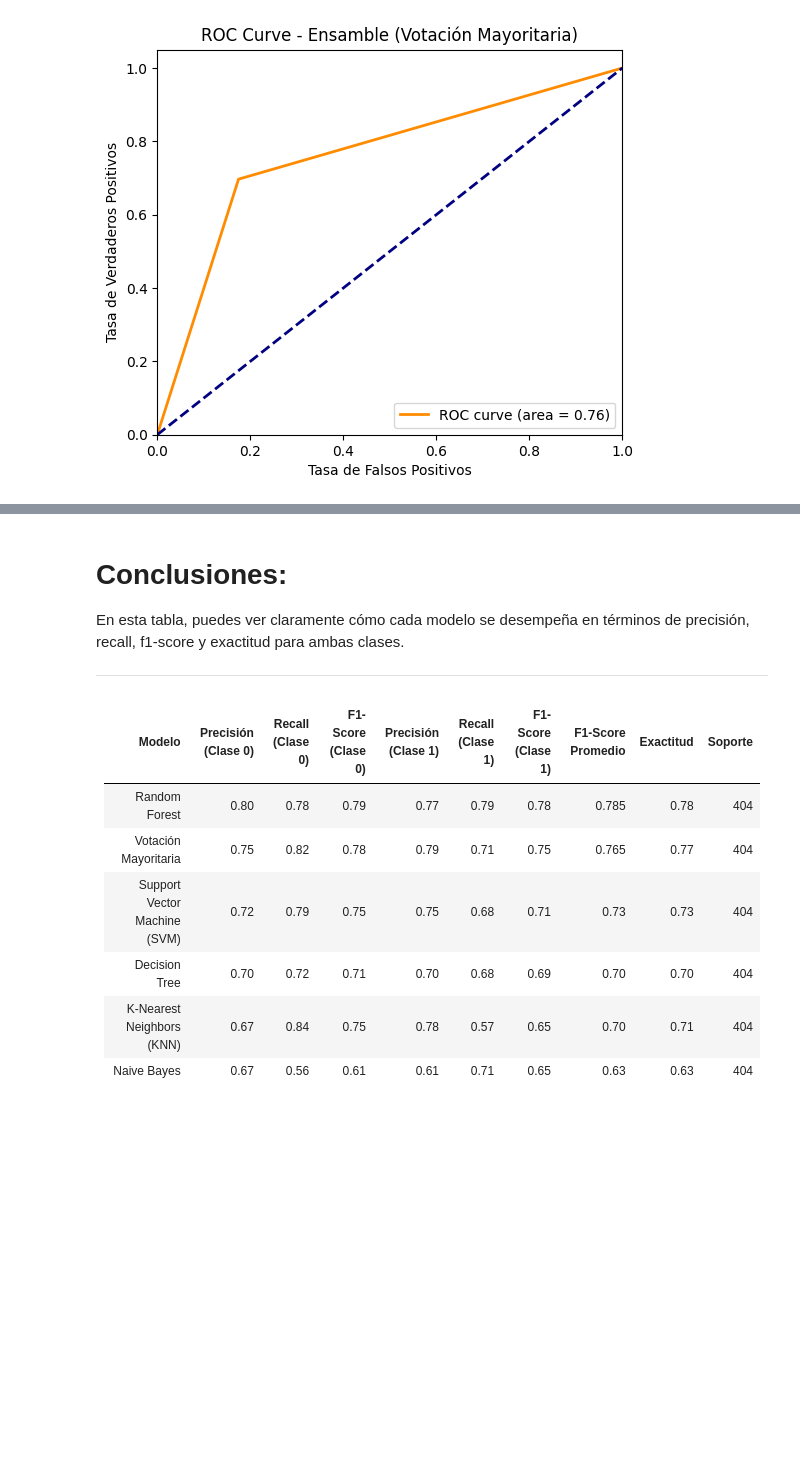
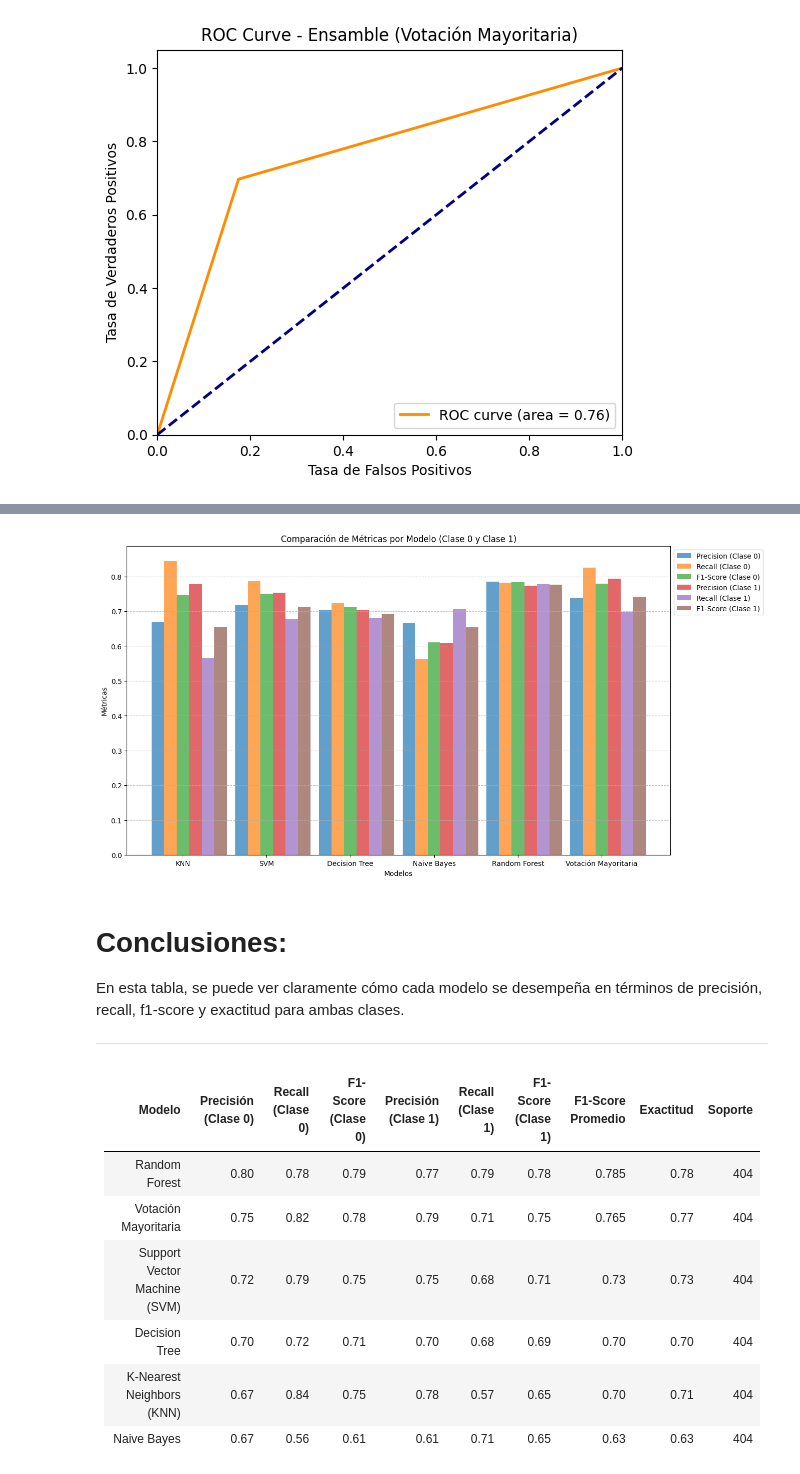
Before and after one commit to norgaston/laboratorio2-mlbd, a Jupyter notebook: Laboratorio_2.ipynb, the cells around one changed output, grey strips where cells are left out. Saved outputs shown, nothing was run; the diff lists cells and outputs as text; code cells hidden in the pictures; blank space fills up the shorter version.

```diff
--- a/Laboratorio_2.ipynb
+++ b/Laboratorio_2.ipynb
@@ -366,7 +299,64 @@ plt.show()
+# %%
+from sklearn.metrics import classification_report
+import matplotlib.pyplot as plt
+
+# Resultados de classification_report para cada modelo
+report_knn = classification_report(y_test, knn_predictions, output_dict=True)
+report_svm = classification_report(y_test, svm_predictions, output_dict=True)
+report_decision_tree = classification_report(y_test, decision_tree_predictions, output_dict=True)
+report_naive_bayes = classification_report(y_test, naive_bayes_predictions, output_dict=True)
+report_rf = classification_report(y_test, rf_predictions, output_dict=True)
+report_ensemble = classification_report(y_test, ensemble_predictions, output_dict=True)
+
+# Métricas y modelos
+metrics = ['precision', 'recall', 'f1-score']
+models = ['KNN', 'SVM', 'Decision Tree', 'Naive Bayes', 'Random Forest', 'Votación Mayoritaria']
+
+# Valores de métricas para ambas clases y modelos
+precision_values_class_0 = [report_knn['0']['precision'], report_svm['0']['precision'], report_decision_tree['0']['precision'], report_naive_bayes['0']['precision'], report_rf['0']['precision'], report_ensemble['0']['precision']]
+recall_values_class_0 = [report_knn['0']['recall'], report_svm['0']['recall'], report_decision_tree['0']['recall'], report_naive_bayes['0']['recall'], report_rf['0']['recall'], report_ensemble['0']['recall']]
+f1_score_values_class_0 = [report_knn['0']['f1-score'], report_svm['0']['f1-score'], report_decision_tree['0']['f1-score'], report_naive_bayes['0']['f1-score'], report_rf['0']['f1-score'], report_ensemble['0']['f1-score']]
+
+precision_values_class_1 = [report_knn['1']['precision'], report_svm['1']['precision'], report_decision_tree['1']['precision'], report_naive_bayes['1']['precision'], report_rf['1']['precision'], report_ensemble['1']['precision']]
+recall_values_class_1 = [report_knn['1']['recall'], report_svm['1']['recall'], report_decision_tree['1']['recall'], report_naive_bayes['1']['recall'], report_rf['1']['recall'], report_ensemble['1']['recall']]
+f1_score_values_class_1 = [report_knn['1']['f1-score'], report_svm['1']['f1-score'], report_decision_tree['1']['f1-score'], report_naive_bayes['1']['f1-score'], report_rf['1']['f1-score'], report_ensemble['1']['f1-score']]
+
+# Configuración del gráfico
+plt.figure(figsize=(14, 8))
+bar_width = 0.15
+index = range(len(models))
+
+# Crear gráfico de barras para precisión (Clase 0)
+plt.bar(index, precision_values_class_0, bar_width, label='Precision (Clase 0)', alpha=0.7)
+# Crear gráfico de barras para recall (Clase 0)
+plt.bar([i + bar_width for i in index], recall_values_class_0, bar_width, label='Recall (Clase 0)', alpha=0.7)
+# Crear gráfico de barras para f1-score (Clase 0)
+plt.bar([i + 2 * bar_width for i in index], f1_score_values_class_0, bar_width, label='F1-Score (Clase 0)', alpha=0.7)
+
+# Crear gráfico de barras para precisión (Clase 1)
+plt.bar([i + 3 * bar_width for i in index], precision_values_class_1, bar_width, label='Precision (Clase 1)', alpha=0.7)
+# Crear gráfico de barras para recall (Clase 1)
+plt.bar([i + 4 * bar_width for i in index], recall_values_class_1, bar_width, label='Recall (Clase 1)', alpha=0.7)
+# Crear gráfico de barras para f1-score (Clase 1)
+plt.bar([i + 5 * bar_width for i in index], f1_score_values_class_1, bar_width, label='F1-Score (Clase 1)', alpha=0.7)
+
+plt.xlabel('Modelos')
+plt.ylabel('Métricas')
+plt.title('Comparación de Métricas por Modelo (Clase 0 y Clase 1)')
+
+# Ajustar la posición de la leyenda fuera del gráfico
+plt.legend(loc='upper left', bbox_to_anchor=(1, 1))
+
+plt.xticks([i + 2 * bar_width for i in index], models)
+plt.grid(axis='y', linestyle='--', alpha=0.7)
+
+plt.show()
+# %% [output]
+[figure, added]
 # %% [markdown]
 # **Conclusiones:**
 
-En esta tabla, puedes ver claramente cómo cada modelo se desempeña en términos de precisión, recall, f1-score y exactitud para ambas clases.
+En esta tabla, se puede ver claramente cómo cada modelo se desempeña en términos de precisión, recall, f1-score y exactitud para ambas clases.
 
 ---
 # %% [markdown]
```
Also changed, not shown: parts of 3 cells of this notebook.
